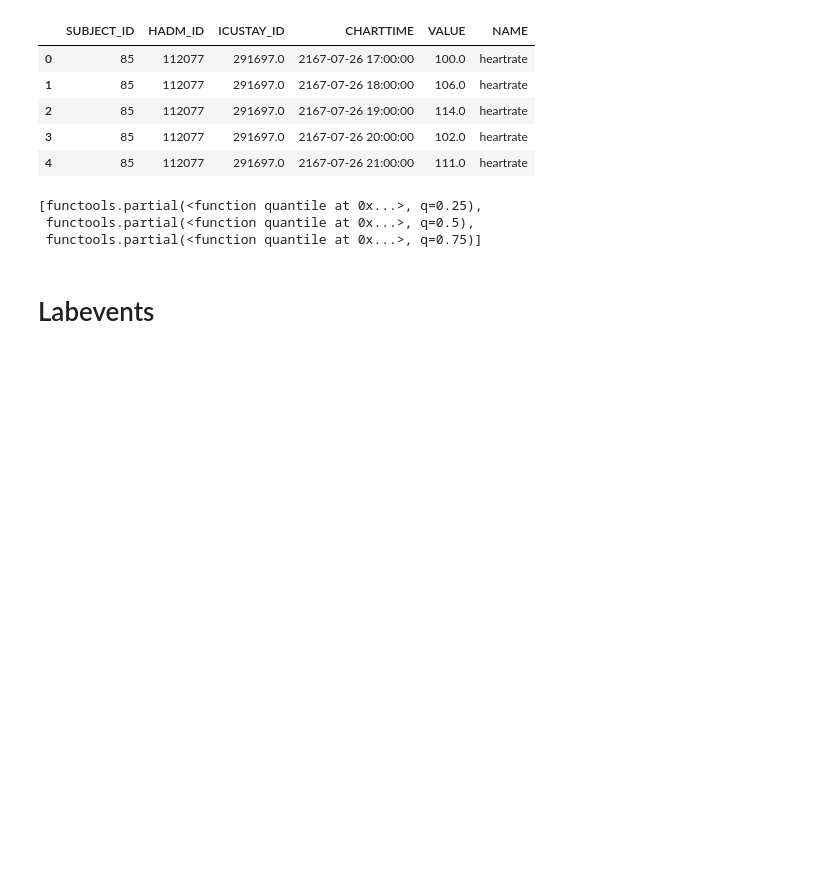
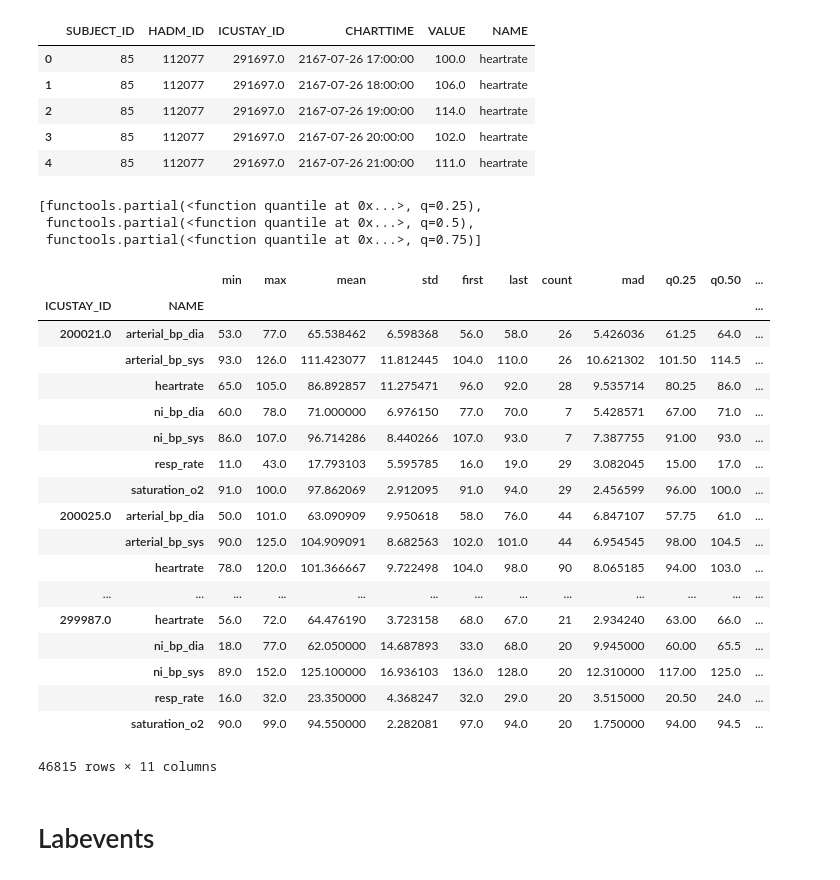
Before and after one commit to sara-nl/GoodPracticesML, a Jupyter notebook: competition/mock_solution.ipynb, the cells around one changed output. Drawn from its saved outputs; the diff is of its cells as text; code cells hidden in the pictures; blank space fills up the shorter version.

```diff
--- a/competition/mock_solution.ipynb
+++ b/competition/mock_solution.ipynb
@@ -104,6 +131,28 @@ quantile_functions
 # %%
 chartevents_train_grouped = chartevents_train.groupby(['ICUSTAY_ID', 'NAME'])['VALUE'].agg(['min', 'max', 'mean', 'std', 'first', 'last', 'count', 'mad',
                                                     *quantile_functions])
+# %%
+chartevents_train_grouped
+# %% [output]
+|  |  | min | max | mean | std | first | last | count | mad | q0.25 | q0.50 | ... |
+| ICUSTAY_ID | NAME |  |  |  |  |  |  |  |  |  |  | ... |
+| 200021.0 | arterial_bp_dia | 53.0 | 77.0 | 65.538462 | 6.598368 | 56.0 | 58.0 | 26 | 5.426036 | 61.25 | 64.0 | ... |
+|  | arterial_bp_sys | 93.0 | 126.0 | 111.423077 | 11.812445 | 104.0 | 110.0 | 26 | 10.621302 | 101.50 | 114.5 | ... |
+|  | heartrate | 65.0 | 105.0 | 86.892857 | 11.275471 | 96.0 | 92.0 | 28 | 9.535714 | 80.25 | 86.0 | ... |
+|  | ni_bp_dia | 60.0 | 78.0 | 71.000000 | 6.976150 | 77.0 | 70.0 | 7 | 5.428571 | 67.00 | 71.0 | ... |
+|  | ni_bp_sys | 86.0 | 107.0 | 96.714286 | 8.440266 | 107.0 | 93.0 | 7 | 7.387755 | 91.00 | 93.0 | ... |
+|  | resp_rate | 11.0 | 43.0 | 17.793103 | 5.595785 | 16.0 | 19.0 | 29 | 3.082045 | 15.00 | 17.0 | ... |
+|  | saturation_o2 | 91.0 | 100.0 | 97.862069 | 2.912095 | 91.0 | 94.0 | 29 | 2.456599 | 96.00 | 100.0 | ... |
+| 200025.0 | arterial_bp_dia | 50.0 | 101.0 | 63.090909 | 9.950618 | 58.0 | 76.0 | 44 | 6.847107 | 57.75 | 61.0 | ... |
+|  | arterial_bp_sys | 90.0 | 125.0 | 104.909091 | 8.682563 | 102.0 | 101.0 | 44 | 6.954545 | 98.00 | 104.5 | ... |
+|  | heartrate | 78.0 | 120.0 | 101.366667 | 9.722498 | 104.0 | 98.0 | 90 | 8.065185 | 94.00 | 103.0 | ... |
+| ... | ... | ... | ... | ... | ... | ... | ... | ... | ... | ... | ... | ... |
+| 299987.0 | heartrate | 56.0 | 72.0 | 64.476190 | 3.723158 | 68.0 | 67.0 | 21 | 2.934240 | 63.00 | 66.0 | ... |
+|  | ni_bp_dia | 18.0 | 77.0 | 62.050000 | 14.687893 | 33.0 | 68.0 | 20 | 9.945000 | 60.00 | 65.5 | ... |
+|  | ni_bp_sys | 89.0 | 152.0 | 125.100000 | 16.936103 | 136.0 | 128.0 | 20 | 12.310000 | 117.00 | 125.0 | ... |
+|  | resp_rate | 16.0 | 32.0 | 23.350000 | 4.368247 | 32.0 | 29.0 | 20 | 3.515000 | 20.50 | 24.0 | ... |
+|  | saturation_o2 | 90.0 | 99.0 | 94.550000 | 2.282081 | 97.0 | 94.0 | 20 | 1.750000 | 94.00 | 94.5 | ... |
+46815 rows × 11 columns
 # %%
 chartevents_test_grouped = chartevents_test.groupby(['ICUSTAY_ID', 'NAME'])['VALUE'].agg(['min', 'max', 'mean', 'std', 'first', 'last', 'count', 'mad',
                                                     *quantile_functions])
```
Also changed, not shown: parts of 34 cells of this notebook, 9 other files.
